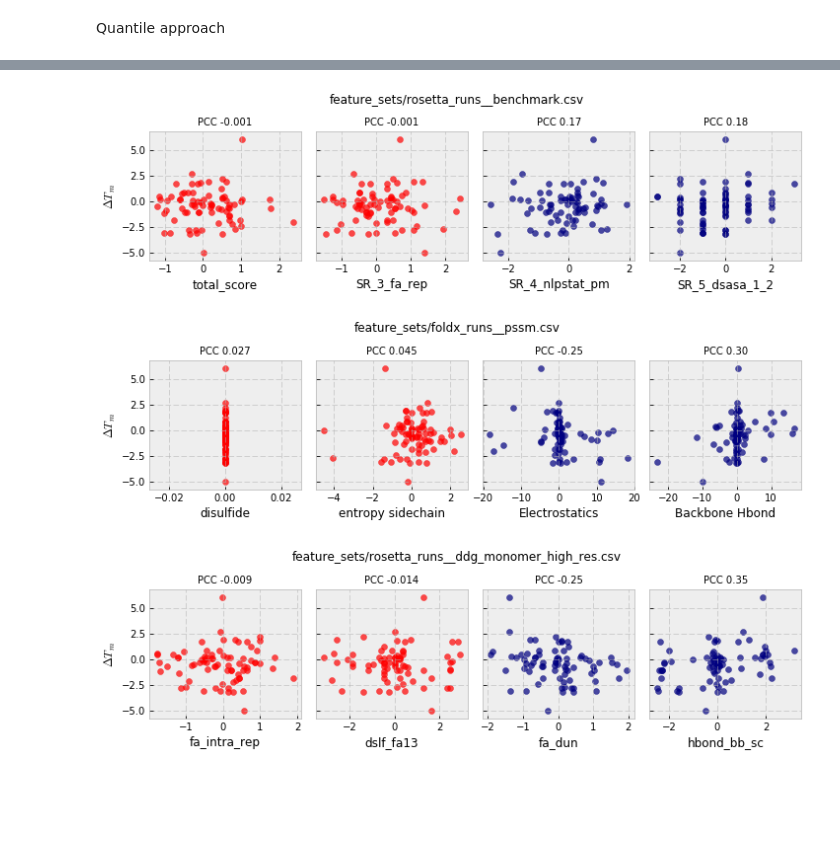
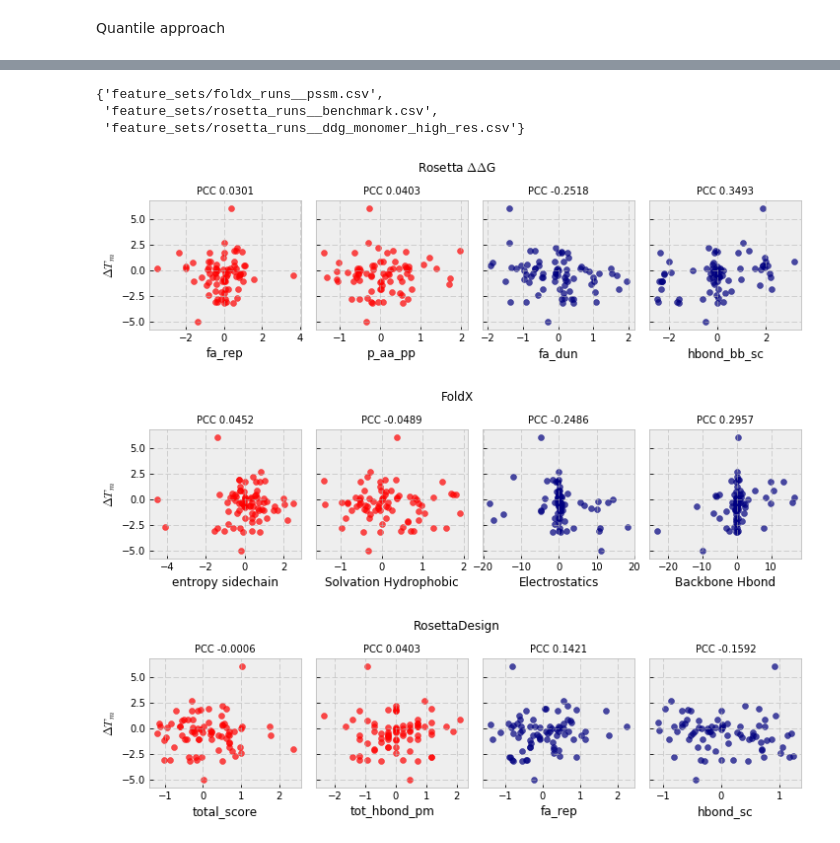
Before and after one commit to dacarlin/bglb_machine_learning, a Jupyter notebook: feature_analysis.ipynb, the cells around one changed output, grey strips where cells are left out. Saved outputs shown, nothing was run; the diff lists cells and outputs as text; code cells hidden in the pictures; blank space fills up the shorter version.

Commit message:
Updated feature analysis with a variance threshold

```diff
--- a/feature_analysis.ipynb
+++ b/feature_analysis.ipynb
@@ -42,9 +42,19 @@ features = {}
 for feature_set in feature_sets:
     df = pandas.read_csv( feature_set, index_col=0 )
     for target in target_names:
-        scl = preprocessing.RobustScaler()
+
+        # construct initial df
         J = target_df[ [ 'target_{}'.format( target ) ] ].join( df ).dropna() # .join( add ).dropna()
         J = J.select_dtypes([ 'float64' ])
+
+        # remove features with variance == 0.0
+        var = feature_selection.VarianceThreshold( 0.01 )
+        V = var.fit_transform( J )
+        support_indices = var.get_support( indices=True )
+        J = pandas.DataFrame( V, columns=J.columns[support_indices] )
+        scl = preprocessing.RobustScaler()
+
+        # scale features
         y = J.ix[:, 0].ravel() # first column is the target
         X = scl.fit_transform( J.ix[:, 1:] )
         features.update({ ( target, feature_set ): ( X, y, J ) })
@@ -227,35 +201,48 @@ Name: target_tm, dtype: float64
+# %%
+feature_sets
+# %% [output]
+{'feature_sets/foldx_runs__pssm.csv',
+ 'feature_sets/rosetta_runs__benchmark.csv',
+ 'feature_sets/rosetta_runs__ddg_monomer_high_res.csv'}
 # %%
 # plots of 5 best nd 5 worst feature for Tm paper
+
+feature_set_labels = {
+    'feature_sets/foldx_runs__pssm.csv': 'FoldX',
+    'feature_sets/rosetta_runs__benchmark.csv': 'RosettaDesign',
+    'feature_sets/rosetta_runs__ddg_monomer_high_res.csv': 'Rosetta $\Delta \Delta$G',
+}
 
 for i, f_set in enumerate( feature_sets ):
 
     # get data
     X, y, J = features[ ( 'tm', f_set ) ]
-    X = pandas.DataFrame( X, columns=J.columns[1:])
+    X = pandas.DataFrame( X, columns=J.columns[1:] )
 
     # assess correlation
     corr = J.corr()[['target_tm']].drop( 'target_tm' ).dropna()
     corr[ 'abs_corr' ] = corr.target_tm.map( abs )
     corr = corr.sort_values( 'abs_corr' )
 
     fig, ax = plt.subplots( nrows=1, ncols=4, sharey=True, figsize=(10,3) )
-    fig.suptitle( f_set )
+    fig.suptitle( feature_set_labels[f_set] )
     ax[0].set_ylabel( '$\Delta T_m$' )
 
     for i, (idx, feature) in enumerate( corr.tail(2).iterrows() ):
-        ax[ i+2 ].set_title( 'PCC {0:2.2f}'.format( feature.target_tm ), fontsize='medium' )
+        ax[ i+2 ].set_title( 'PCC {0:2.4f}'.format( feature.target_tm ), fontsize='medium' )
         ax[ i+2 ].scatter( X[idx], y, color='navy', alpha=0.7 )
         ax[ i+2 ].set_xlabel( idx )
 
     for i, (idx, feature) in enumerate( corr.head(2).iterrows() ):
-        ax[ i ].set_title( 'PCC {0:2.3f}'.format( feature.target_tm ), fontsize='medium' )
+        ax[ i ].set_title( 'PCC {0:2.4f}'.format( feature.target_tm ), fontsize='medium' )
         ax[ i ].scatter( X[idx], y, color='red', alpha=0.7 )
         ax[ i ].set_xlabel( idx )
+        #ax[ i ].set_xlim( X[idx].min(), X[idx].max() )
 
     fig.tight_layout()
     fig.subplots_adjust( wspace=0.1, top=0.8 )
     fig.show()
 # %% [output]
-[figure, old version]
+[figure, new version]
-[figure, old version]
+[figure, new version]
-[figure, old version]
+[figure, new version]
```
Also changed, not shown: parts of 8 cells of this notebook.
